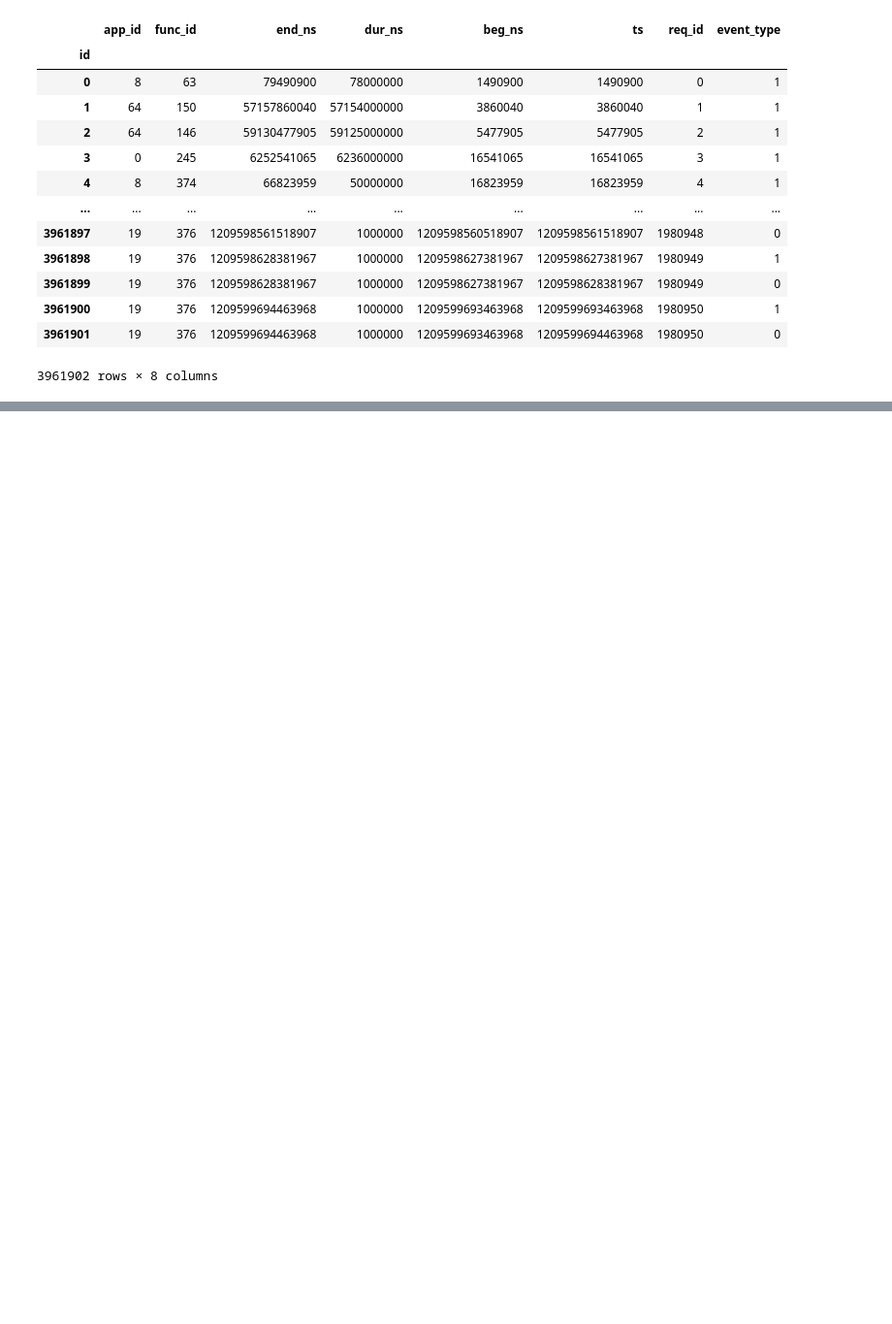
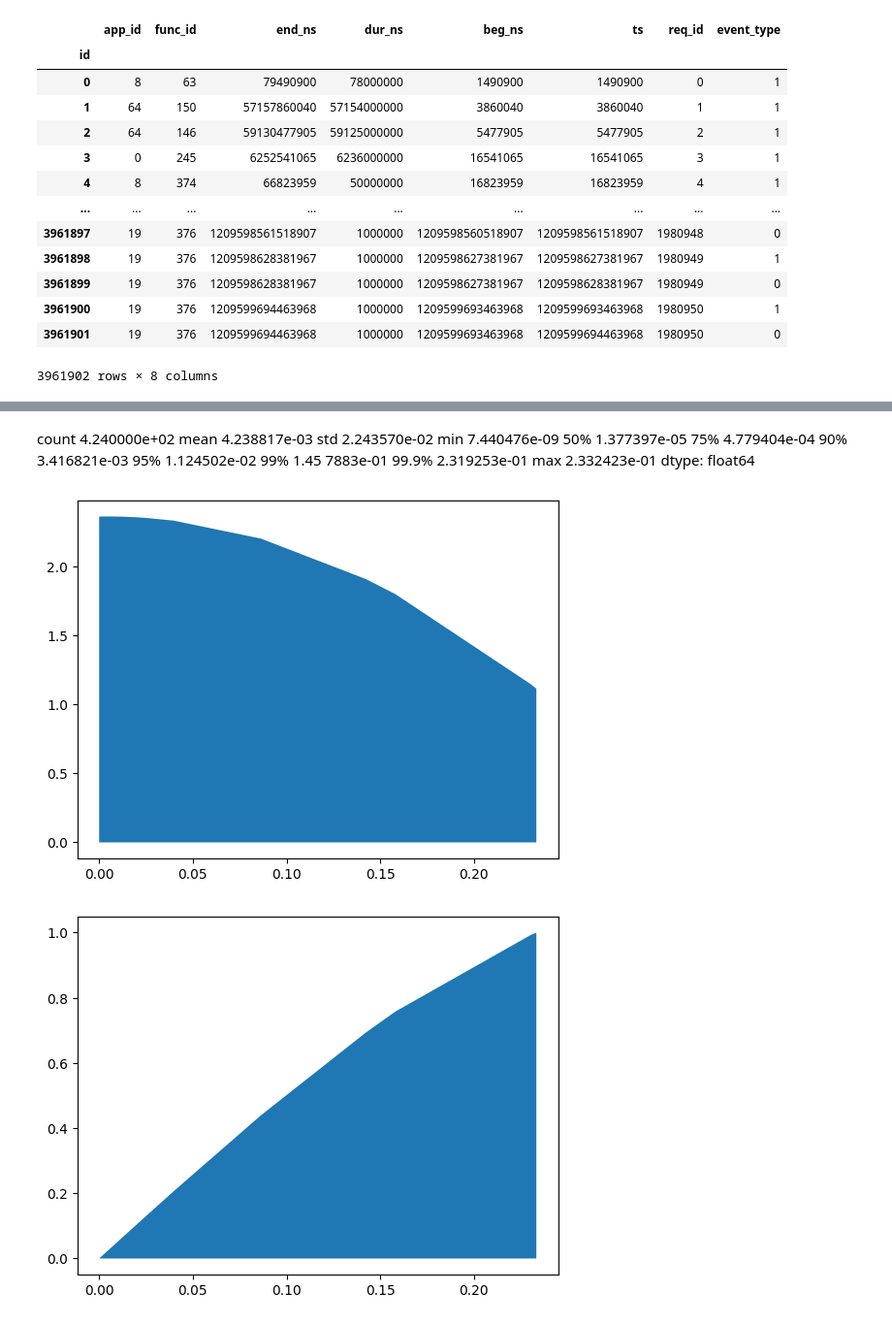
Before and after one commit to giovannioliveira/faasched-data, a Jupyter notebook: datasci/notebooks/DATASET_AUGMENT.ipynb, the cells around one changed output, grey strips where cells are left out. Shown: that part at 97% size. Saved outputs shown, nothing was run; the diff lists cells and outputs as text; code cells hidden in the pictures; blank space fills up the shorter version.

```diff
--- a/datasci/notebooks/DATASET_AUGMENT.ipynb
+++ b/datasci/notebooks/DATASET_AUGMENT.ipynb
@@ -137,0 +284,18 @@ pyplot.fill_between(X_d,Y_c)
+# %% [markdown]
+count    4.240000e+02
+mean     4.238817e-03
+std      2.243570e-02
+min      7.440476e-09
+50%      1.377397e-05
+75%      4.779404e-04
+90%      3.416821e-03
+95%      1.124502e-02
+99%      1.45                                                                                                                                                                                                                                                                                                                                                                                   7883e-01
+99.9%    2.319253e-01
+max      2.332423e-01
+dtype: float64
+# %%
+probs_from_samples((STATE_FUNC['activity_pc']).values,xl=0,xr=.24,n_size=700,plot=True,plot_xlog=False,random_state=420, kernel='epanechnikov');
+# %% [output]
+[figure, added]
+[figure, added]
```
Also changed, not shown: parts of 28 cells of this notebook, 1 other file.
